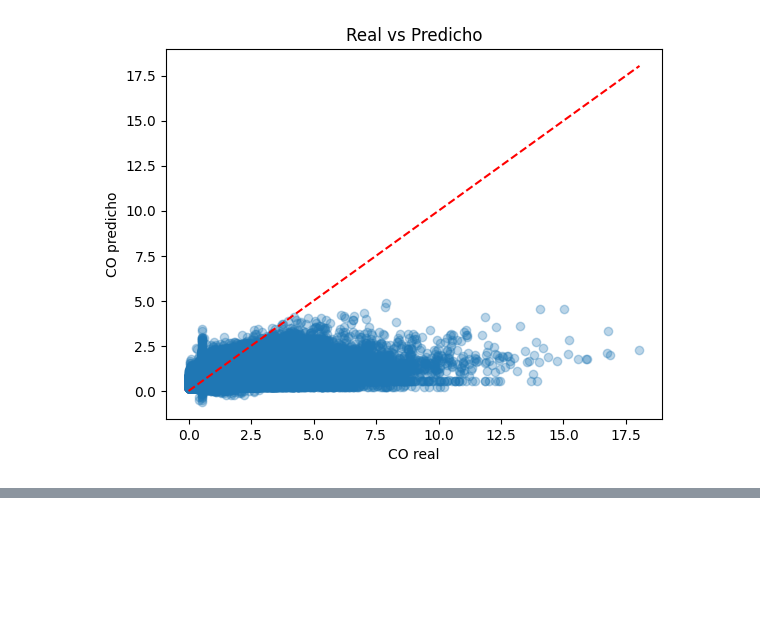
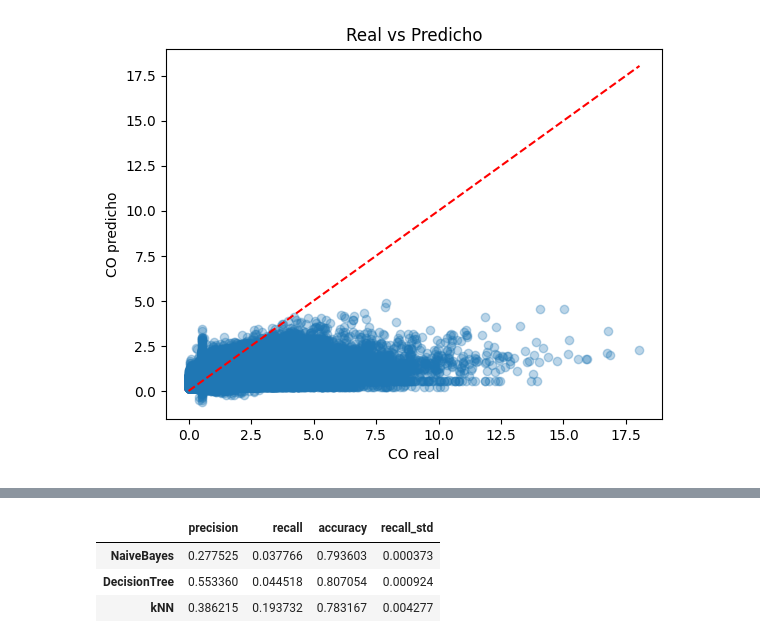
Before and after one commit to AinoaIglesias/ADM-II-Julio, a Jupyter notebook: pruebas-ML.ipynb, the cells around one changed output, grey strips where cells are left out. Cells and saved outputs as stored; diff of their text form; code cells hidden in the pictures; blank space fills up the shorter version.

```diff
--- a/pruebas-ML.ipynb
+++ b/pruebas-ML.ipynb
@@ -75,0 +119,34 @@ Clustering Metrics: {'inertia': 2826.92157444072, 'silhouette': np.float64(0.423
+# %%
+# CLASIFICACION DE GRAVEDAD
+from sklearn.naive_bayes import GaussianNB
+from sklearn.tree import DecisionTreeClassifier
+from sklearn.neighbors import KNeighborsClassifier
+from sklearn.model_selection import cross_validate
+
+# Definimos los tres clasificadores
+models_clf = {
+    "NaiveBayes": GaussianNB(),
+    "DecisionTree": DecisionTreeClassifier(max_depth=5, random_state=42),
+    "kNN": KNeighborsClassifier(n_neighbors=5)
+}
+
+# Métricas de interés
+scoring = ["precision", "recall", "accuracy"]
+
+results = {}
+for name, model in models_clf.items():
+    cv = cross_validate(model, X_train_c, y_train_c,
+                        cv=5, scoring=scoring, return_train_score=False)
+    results[name] = {
+        "precision": cv["test_precision"].mean(),
+        "recall":    cv["test_recall"].mean(),
+        "accuracy":  cv["test_accuracy"].mean(),
+        "recall_std": cv["test_recall"].std()
+    }
+
+pd.DataFrame(results).T
+# %% [output]
+|  | precision | recall | accuracy | recall_std |
+| NaiveBayes | 0.277525 | 0.037766 | 0.793603 | 0.000373 |
+| DecisionTree | 0.553360 | 0.044518 | 0.807054 | 0.000924 |
+| kNN | 0.386215 | 0.193732 | 0.783167 | 0.004277 |
```
Also changed, not shown: parts of 9 cells of this notebook, 17 other files.
